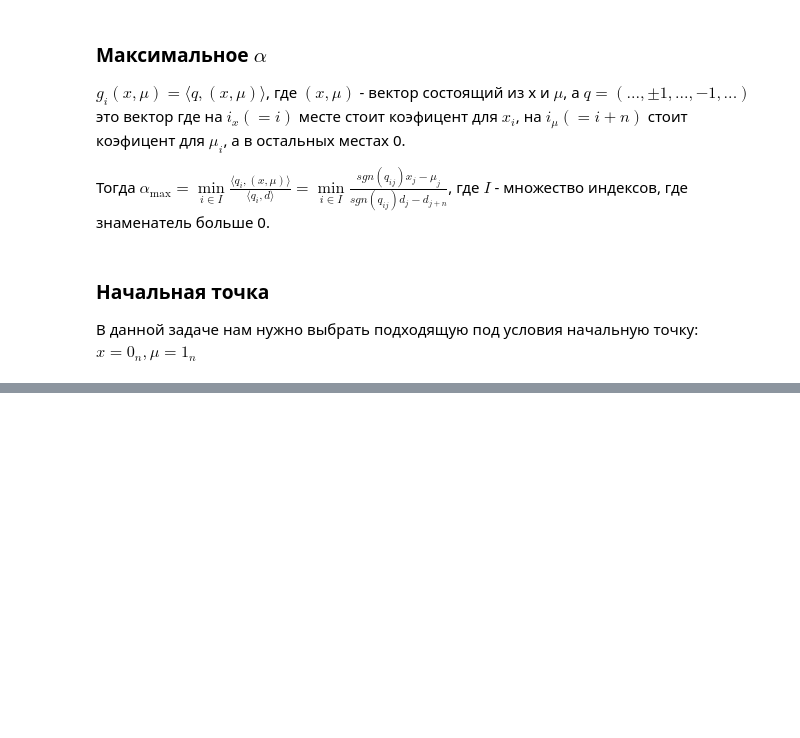
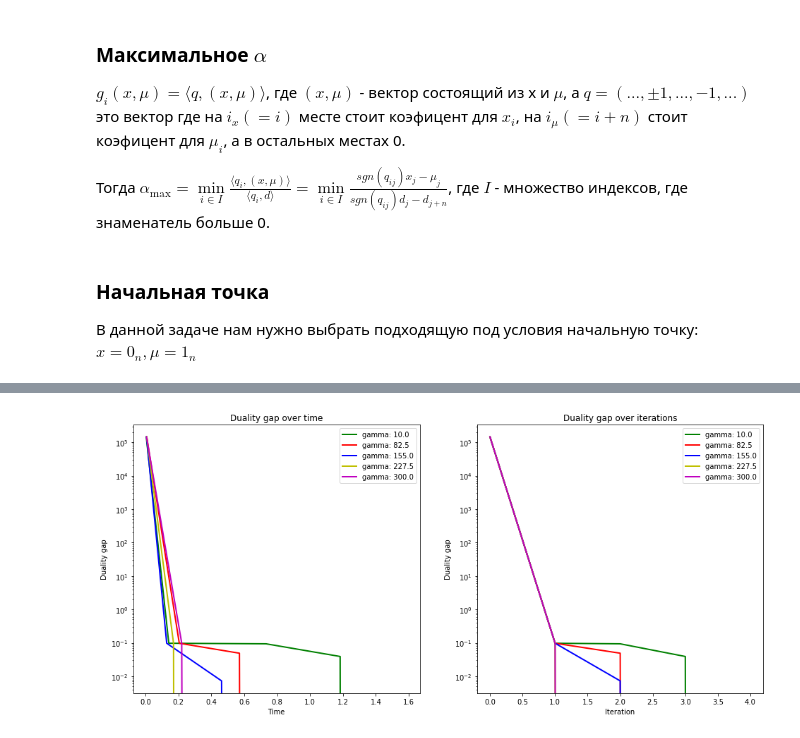
Before and after one commit to Panesher/Machine-Learning, a Jupyter notebook: OML/task3/otchet.ipynb, the cells around one changed output, grey strips where cells are left out. Saved outputs shown, nothing was run; the diff lists cells and outputs as text; code cells hidden in the pictures; blank space fills up the shorter version.

```diff
--- a/OML/task3/otchet.ipynb
+++ b/OML/task3/otchet.ipynb
@@ -69,0 +221,4 @@ $g_i(x, \mu) = \langle q, (x, \mu) \rangle$, где $(x, \mu)$ - вектор с
+# %%
+plot_ldg_over_time_and_iter(*result_config['gamma'])
+# %% [output]
+[figure, added]
```
Also changed, not shown: parts of 20 cells of this notebook, 2 other files.
